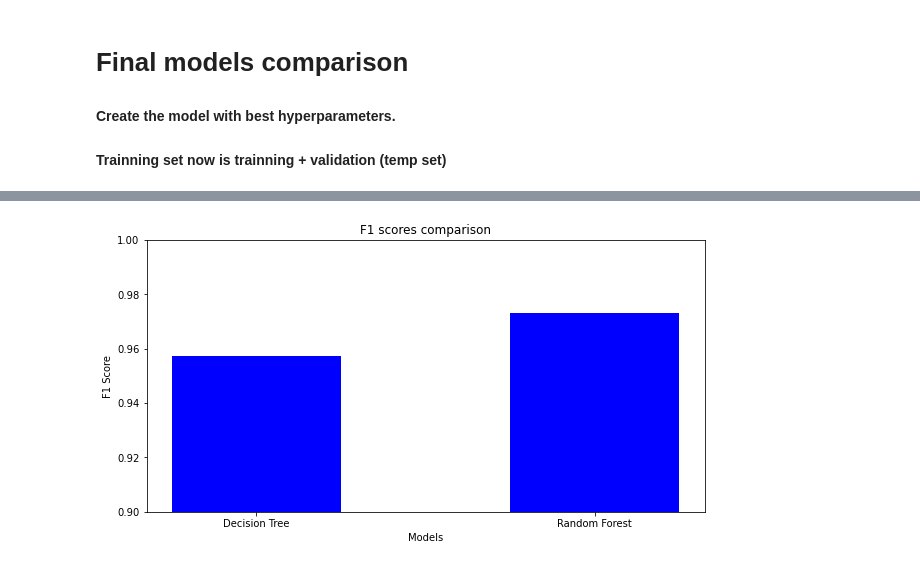
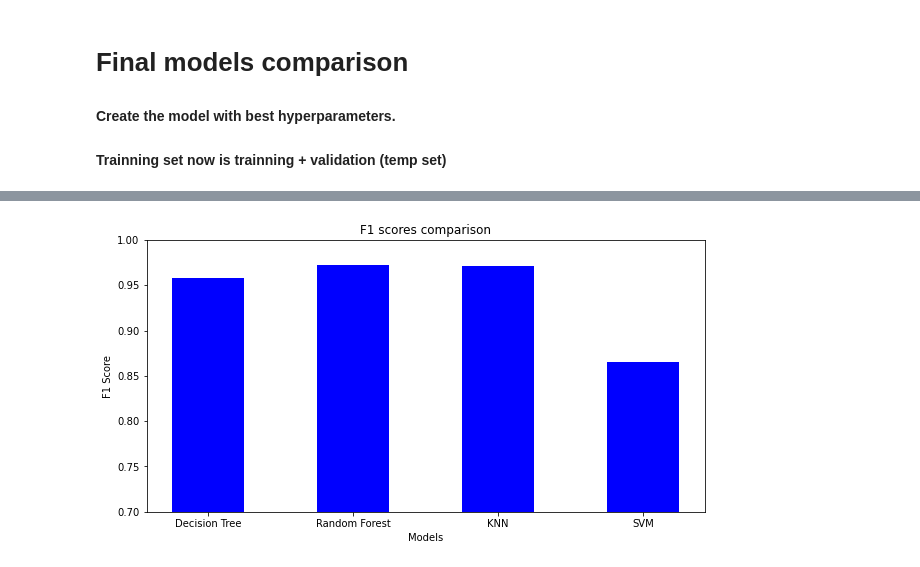
Before and after one commit to joaocarvalho19/Project_ED, a Jupyter notebook: code/code.ipynb, the cells around one changed output, grey strips where cells are left out. Cells and saved outputs as stored; diff of their text form; code cells hidden in the pictures.

```diff
--- a/code/code.ipynb
+++ b/code/code.ipynb
@@ -358,6 +361,6 @@ labels_results = {0:[], 1:[], 2:[], 3: []}  # 0:'Active', 1:'Driving', 2:'Inacti
 # %%
 #Decision Tree
-final_dt = tree.DecisionTreeClassifier(criterion='gini', max_depth=25)
+final_dt = tree.DecisionTreeClassifier(criterion='gini', max_depth=20)
 final_dt.fit(X_temp, y_temp)
 print("Model created!")
 y_pred = final_dt.predict(X_test)
@@ -365,6 +368,7 @@ print("Prediction done!")
 
 cm_dt = confusion_matrix(y_test, y_pred)
 f1_dt = f1_score(y_test, y_pred, average=None)
+f1_dt_micro = f1_score(y_test, y_pred, average='micro')
 for i in range(len(labels_results)):
     labels_results[i].append(f1_dt[i])
 
@@ -396,6 +390,7 @@ print("Prediction done!")
 
 cm_rf = confusion_matrix(y_test, y_pred)
 f1_rf = f1_score(y_test, y_pred, average=None)
+f1_rf_micro = f1_score(y_test, y_pred, average='micro')
 for i in range(len(labels_results)):
     labels_results[i].append(f1_rf[i])
 
@@ -415,9 +410,11 @@ print("Prediction done!")
 cm_knn = confusion_matrix(y_test, y_pred)
 
 f1_knn = f1_score(y_test, y_pred, average=None)
+f1_knn_micro = f1_score(y_test, y_pred, average='micro')
 for i in range(len(labels_results)):
     labels_results[i].append(f1_knn[i])
 
 f1_results["knn"] = f1_knn
 print("F1 Score: ",f1_knn)
+print(labels_results)
 # %% [output]
@@ -437,6 +432,7 @@ print("Prediction done!")
 
 cm_svm = confusion_matrix(y_test, y_pred)
 f1_svm = f1_score(y_test, y_pred, average=None)
+f1_svm_micro = f1_score(y_test, y_pred, average='micro')
 for i in range(len(labels_results)):
     labels_results[i].append(f1_svm[i])
 
@@ -457,19 +456,20 @@ NameError: name 'cm_knn' is not defined
 # %%
-# Compare f1 scores - avg = "micro"
-values = [f1_dt, f1_rf]
-models = ["Decision Tree", "Random Forest"]
+# Compare f1 scores - avg = "micro" is best for unbalanced datasets
+
+values = [f1_dt_micro, f1_rf_micro, f1_knn_micro, f1_svm_micro]
+models = ["Decision Tree", "Random Forest", "KNN", "SVM"]
 
 fig = plt.figure(figsize = (10, 5))
 #  Bar plot
 plt.bar(models, values, color ='blue',
         width = 0.5)
 plt.xlabel("Models")
 plt.ylabel("F1 Score")
 plt.title("F1 scores comparison")
-plt.ylim(0.9,1)
+plt.ylim(0.7,1)
 plt.show()
 # %% [output]
-[figure, old version]
+[figure, new version]
 # %%
 # Compare f1 scores - avg = None
 
```
Also changed, not shown: parts of 17 cells of this notebook, 1 other file.
